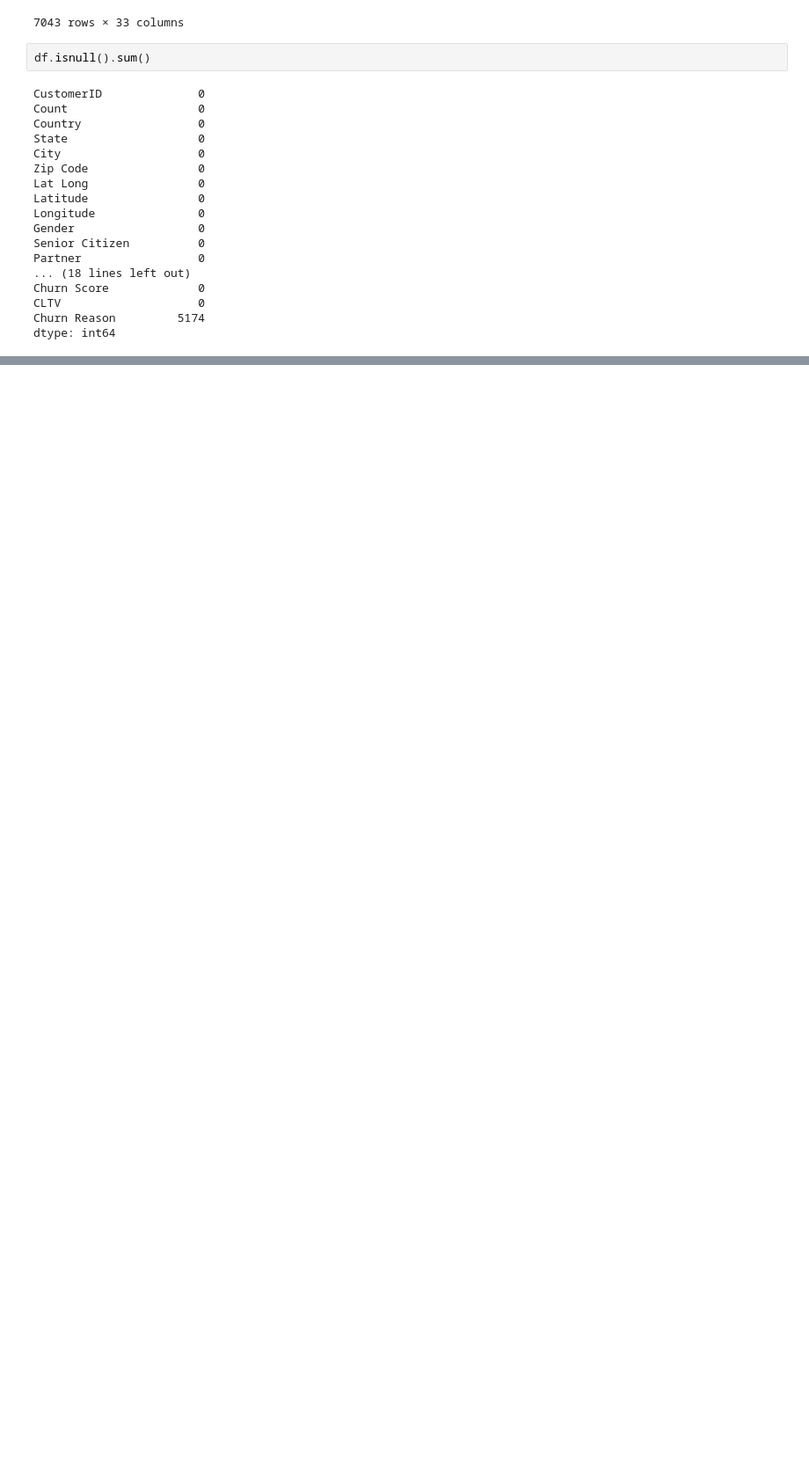
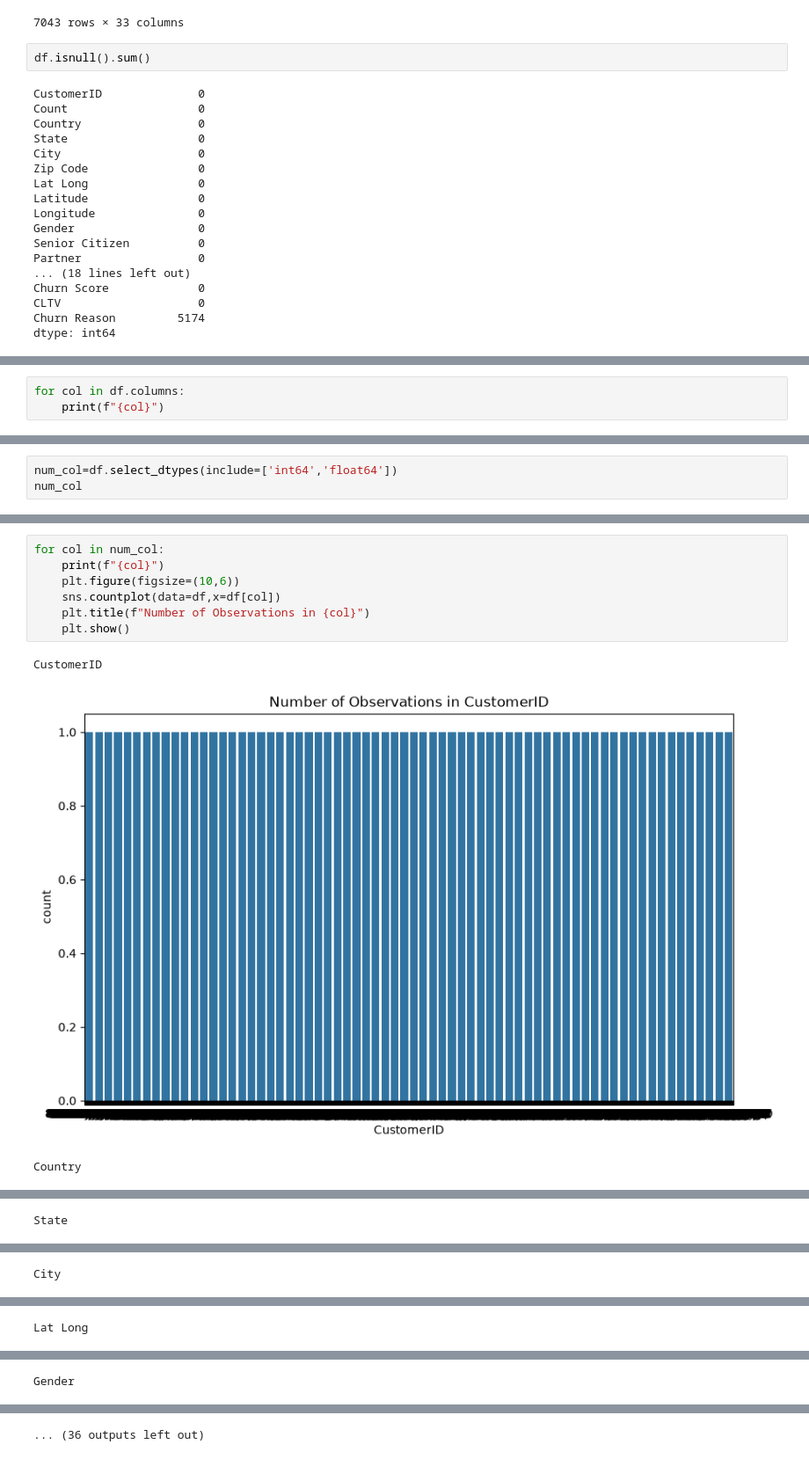
Before and after one commit to M-Taha4x/CustomerChurnPrediction, a Jupyter notebook: notebook/churn.ipynb, the cells around one changed output, grey strips where cells are left out. Shown at 88% size. Cells and saved outputs as stored; diff of their text form; blank space fills up the shorter version.

Commit message:
Added Graphs in the notebook

```diff
--- a/notebook/churn.ipynb
+++ b/notebook/churn.ipynb
@@ -43,0 +96,3 @@ dtype: int64
+# %%
+for col in df.columns:
+    print(f"{col}")
@@ -43,0 +128,3 @@ dtype: int64
+# %%
+num_col=df.select_dtypes(include=['int64','float64'])
+num_col
@@ -43,0 +147,11 @@ dtype: int64
+# %%
+for col in num_col:
+    print(f"{col}")
+    plt.figure(figsize=(10,6))
+    sns.countplot(data=df,x=df[col])
+    plt.title(f"Number of Observations in {col}")
+    plt.show()
+# %% [output]
+CustomerID
+[figure, added]
+Country
@@ -43,0 +159 @@ dtype: int64
+State
@@ -43,0 +161 @@ dtype: int64
+City
@@ -43,0 +163 @@ dtype: int64
+Lat Long
@@ -43,0 +165 @@ dtype: int64
+Gender
@@ -43,0 +167 @@ dtype: int64
+... (36 outputs left out)
```
Also changed, not shown: parts of 10 cells of this notebook.
